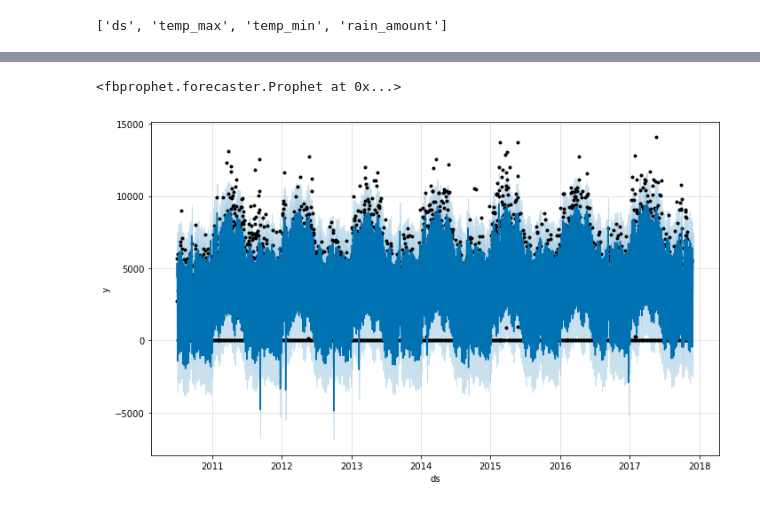
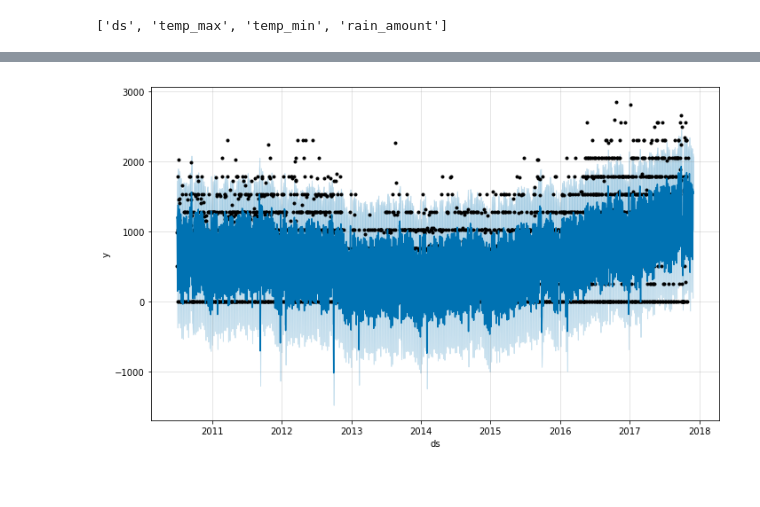
Before and after one commit to wNextop/nextop-engine, a Jupyter notebook: nextop_engine/prophet_with_companycode.ipynb, the cells around one changed output, grey strips where cells are left out. Cells and saved outputs as stored; diff of their text form; code cells hidden in the pictures.

```diff
--- a/nextop_engine/prophet_with_companycode.ipynb
+++ b/nextop_engine/prophet_with_companycode.ipynb
@@ -19,2 +11,2 @@ varr.PJ_DIR
 # %%
-df_raw= ft_c.xlsx_opener(varr.PJ_DIR+varr.DF_DIR, 'KPP일별투입(10_17)_withobject.xlsx')
+df_raw= ft_c.xlsx_opener(varr.PJ_DIR+varr.DF_DIR, 'KPP일별투입(10_17)_withcompanycode.xlsx')
@@ -74,4 +15,2 @@ df_temp
 # %%
 y_col= df_raw.columns.values.tolist()
-# %%
-y_col= y_col[1:]
@@ -145,9 +49,5 @@ result_dict
-# %%
-result_dict[1041]['model']
-# %% [output]
-<fbprophet.forecaster.Prophet at 0x...>
 # %%
-result_dict[1041]['model'].plot(result_dict[1041]['forecastProphetTable'])
+result_dict[227645]['model'].plot(result_dict[227645]['forecastProphetTable'])
 # %% [output]
-[figure, old version]
+[figure, new version]
 # %%
```
Also changed, not shown: parts of 21 cells of this notebook, 18 other files.
